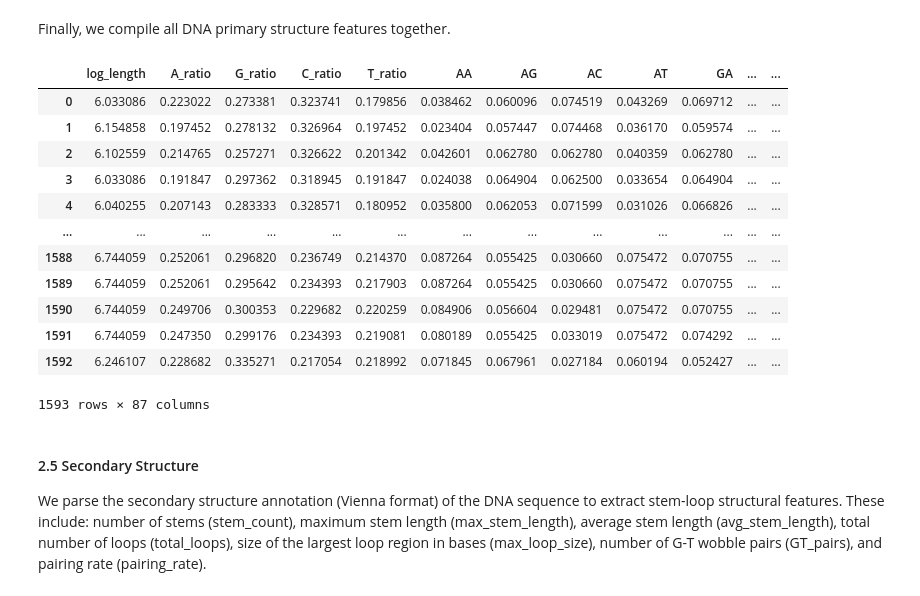
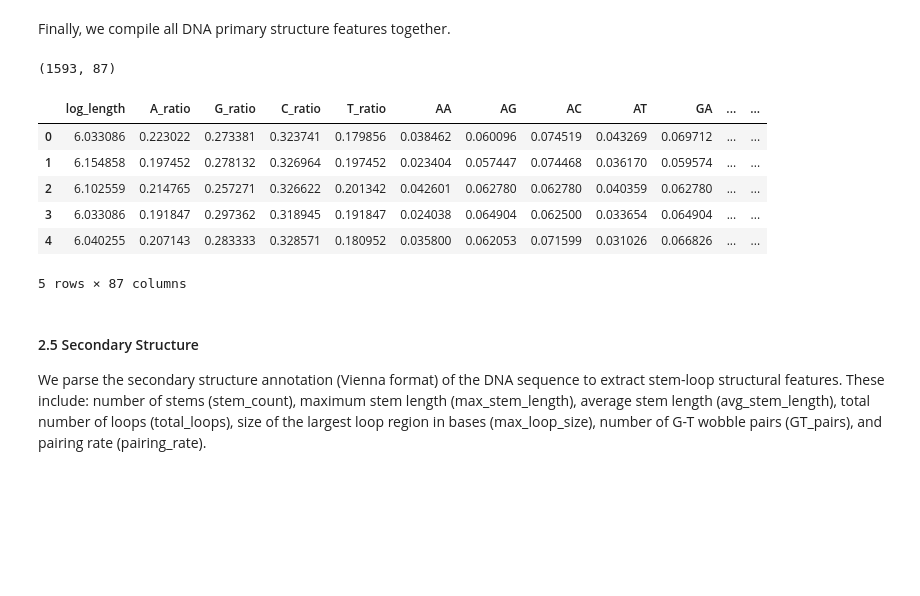
Before and after one commit to yingshanli/DNA-Synthesis-Difficulty-Prediction-And-Optimizing, a Jupyter notebook: model.ipynb, the cells around one changed output. Cells and saved outputs as stored; diff of their text form; code cells hidden in the pictures; blank space fills up the shorter version.

```diff
--- a/model.ipynb
+++ b/model.ipynb
@@ -673,31 +673,29 @@ repeat_features
 1593 rows × 2 columns
 # %% [markdown]
 Finally, we compile all DNA primary structure features together.
-# %%
-length = df['log_length'].copy()
-
-primary_features = pd.concat([
-    length,
-    nucleotide_composition,
-    di_features,
-    kmer_df,
-    repeat_features,
-], axis=1)
-primary_features
-# %% [output]
-|  | log_length | A_ratio | G_ratio | C_ratio | T_ratio | AA | AG | AC | AT | GA | ... | ... |
-| 0 | 6.033086 | 0.223022 | 0.273381 | 0.323741 | 0.179856 | 0.038462 | 0.060096 | 0.074519 | 0.043269 | 0.069712 | ... | ... |
-| 1 | 6.154858 | 0.197452 | 0.278132 | 0.326964 | 0.197452 | 0.023404 | 0.057447 | 0.074468 | 0.036170 | 0.059574 | ... | ... |
-| 2 | 6.102559 | 0.214765 | 0.257271 | 0.326622 | 0.201342 | 0.042601 | 0.062780 | 0.062780 | 0.040359 | 0.062780 | ... | ... |
-| 3 | 6.033086 | 0.191847 | 0.297362 | 0.318945 | 0.191847 | 0.024038 | 0.064904 | 0.062500 | 0.033654 | 0.064904 | ... | ... |
-| 4 | 6.040255 | 0.207143 | 0.283333 | 0.328571 | 0.180952 | 0.035800 | 0.062053 | 0.071599 | 0.031026 | 0.066826 | ... | ... |
-| ... | ... | ... | ... | ... | ... | ... | ... | ... | ... | ... | ... | ... |
-| 1588 | 6.744059 | 0.252061 | 0.296820 | 0.236749 | 0.214370 | 0.087264 | 0.055425 | 0.030660 | 0.075472 | 0.070755 | ... | ... |
-| 1589 | 6.744059 | 0.252061 | 0.295642 | 0.234393 | 0.217903 | 0.087264 | 0.055425 | 0.030660 | 0.075472 | 0.070755 | ... | ... |
-| 1590 | 6.744059 | 0.249706 | 0.300353 | 0.229682 | 0.220259 | 0.084906 | 0.056604 | 0.029481 | 0.075472 | 0.070755 | ... | ... |
-| 1591 | 6.744059 | 0.247350 | 0.299176 | 0.234393 | 0.219081 | 0.080189 | 0.055425 | 0.033019 | 0.075472 | 0.074292 | ... | ... |
-| 1592 | 6.246107 | 0.228682 | 0.335271 | 0.217054 | 0.218992 | 0.071845 | 0.067961 | 0.027184 | 0.060194 | 0.052427 | ... | ... |
-1593 rows × 87 columns
+# %%
+length = df['length'].copy()
+length.name = 'log_length'
+
+primary_features = pd.concat([
+    length,
+    nucleotide_composition,
+    di_features,
+    kmer_df,
+    repeat_features,
+], axis=1)
+
+print(primary_features.shape)
+primary_features.head()
+# %% [output]
+(1593, 87)
+|  | log_length | A_ratio | G_ratio | C_ratio | T_ratio | AA | AG | AC | AT | GA | ... | ... |
+| 0 | 6.033086 | 0.223022 | 0.273381 | 0.323741 | 0.179856 | 0.038462 | 0.060096 | 0.074519 | 0.043269 | 0.069712 | ... | ... |
+| 1 | 6.154858 | 0.197452 | 0.278132 | 0.326964 | 0.197452 | 0.023404 | 0.057447 | 0.074468 | 0.036170 | 0.059574 | ... | ... |
+| 2 | 6.102559 | 0.214765 | 0.257271 | 0.326622 | 0.201342 | 0.042601 | 0.062780 | 0.062780 | 0.040359 | 0.062780 | ... | ... |
+| 3 | 6.033086 | 0.191847 | 0.297362 | 0.318945 | 0.191847 | 0.024038 | 0.064904 | 0.062500 | 0.033654 | 0.064904 | ... | ... |
+| 4 | 6.040255 | 0.207143 | 0.283333 | 0.328571 | 0.180952 | 0.035800 | 0.062053 | 0.071599 | 0.031026 | 0.066826 | ... | ... |
+5 rows × 87 columns
 # %% [markdown]
 #### 2.5 Secondary Structure
 We parse the secondary structure annotation (Vienna format) of the DNA sequence to extract stem-loop structural features. These include: number of stems (stem_count), maximum stem length (max_stem_length), average stem length (avg_stem_length), total number of loops (total_loops), size of the largest loop region in bases (max_loop_size), number of G-T wobble pairs (GT_pairs), and pairing rate (pairing_rate).
```
Also changed, not shown: parts of 7 cells of this notebook, 8 other files.
